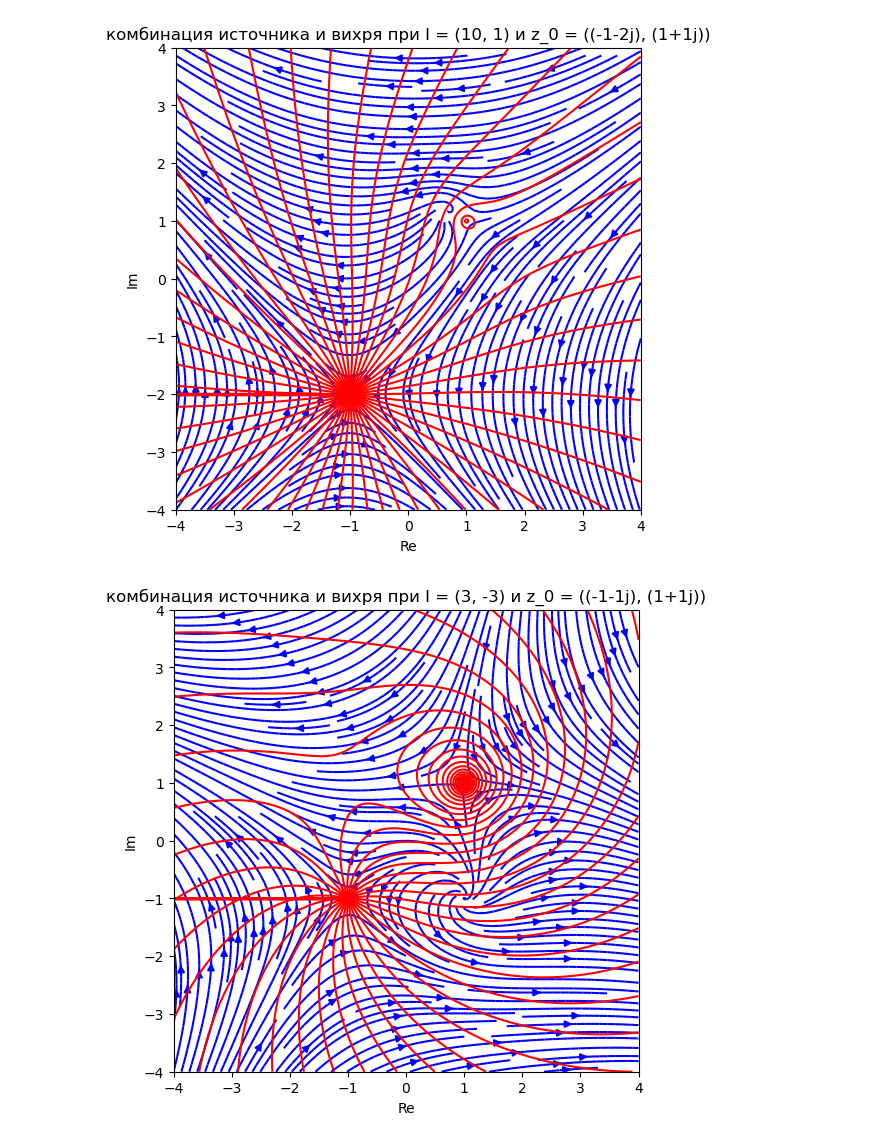
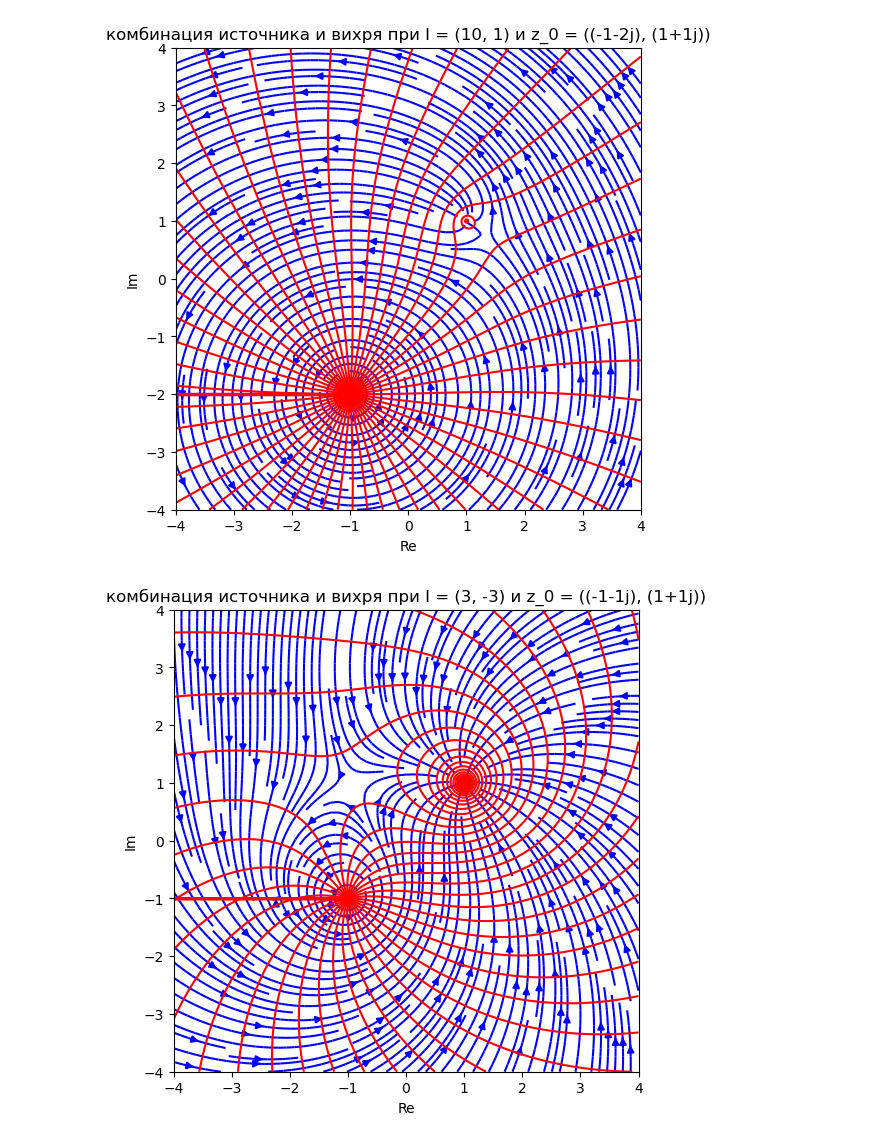
Before and after one commit to error404124/complex_analysis, a Jupyter notebook: Py3.ipynb, the cells around one changed output. Saved outputs shown, nothing was run; the diff lists cells and outputs as text; code cells hidden in the pictures.

```diff
--- a/Py3.ipynb
+++ b/Py3.ipynb
@@ -4,8 +4,8 @@ import matplotlib.pyplot as plt
 # %%
 def W_V_source(z, I, z_0):
     W = I * np.log(z - z_0) / (2 * np.pi)
-    V = -I / (2 * np.pi * (z - z_0))
-    return W, V
+    u, v = np.gradient(W)
+    return W, u, v
 # %%
 def W_V_sink(z, I, z_0):
     W = -I * np.log(z - z_0) / (2 * np.pi)
@@ -14,6 +14,6 @@ def W_V_sink(z, I, z_0):
 # %%
 def W_V_vortex(z, I, z_0):
     W = I  * np.log(z - z_0) / (2 * np.pi * 1j)
-    V = I / (2 * np.pi * (z - z_0) * 1j)
-    return W, V
+    u, v = np.gradient(W)
+    return W, u, v
 # %%
@@ -57,19 +57,19 @@ def picture_2(z_0_1, I_1, z_0_2, I_2, Z):
     plt.ylabel('Im')
     plt.show()
 # %%
-def picture_3(z_0_1, I_1, z_0_2, I_2, Z):
-    W_vortex, V_vortex = W_V_vortex(Z, I_1, z_0_1)
-    W_source, V_source = W_V_source(Z, I_2, z_0_2)
+def picture_3(z_0_1, I_1, z_0_2, I_2, Z, X, Y):
+    W_vortex, U_vortex, V_vortex = W_V_vortex(Z, I_1, z_0_1)
+    W_source, U_source, V_source = W_V_source(Z, I_2, z_0_2)
 
     W_total = W_vortex + W_source
+    U_total = U_vortex + U_source
     V_total = V_vortex + V_source
 
-    stream_function = np.imag(W_total)
     velocity_potential = np.real(W_total)
 
     plt.figure(figsize=(6, 6))
 
-    plt.streamplot(X, Y, np.real(V_total), np.imag(V_total), color='blue', density=2)
+    plt.streamplot(X, Y, np.real(V_total), np.real(U_total), color='blue', density=2)
     contour = plt.contour(X, Y, velocity_potential, levels=50, colors='red', linestyles='solid')
 
     plt.title(f'комбинация источника и вихря при I = {I_1, I_2} и z_0 = {z_0_1, z_0_2}')
@@ -101,5 +102,5 @@ picture_2(complex(-1, -1), 1, complex(1, 2), -10, Z)
 # %%
-picture_3(complex(-1, -1), 1, complex(1, 1), 1, Z)
-picture_3(complex(-1, -2), 10, complex(1, 1), 1, Z)
-picture_3(complex(-1, -1), 3, complex(1, 1), -3, Z)
+picture_3(complex(-1, -1), 1, complex(1, 1), 1, Z, X, Y)
+picture_3(complex(-1, -2), 10, complex(1, 1), 1, Z, X, Y)
+picture_3(complex(-1, -1), 3, complex(1, 1), -3, Z, X, Y)
 # %% [output]
@@ -107,2 +108,2 @@ picture_3(complex(-1, -1), 3, complex(1, 1), -3, Z)
-[figure, old version]
+[figure, new version]
-[figure, old version]
+[figure, new version]
```
Also changed, not shown: parts of 7 cells of this notebook.
